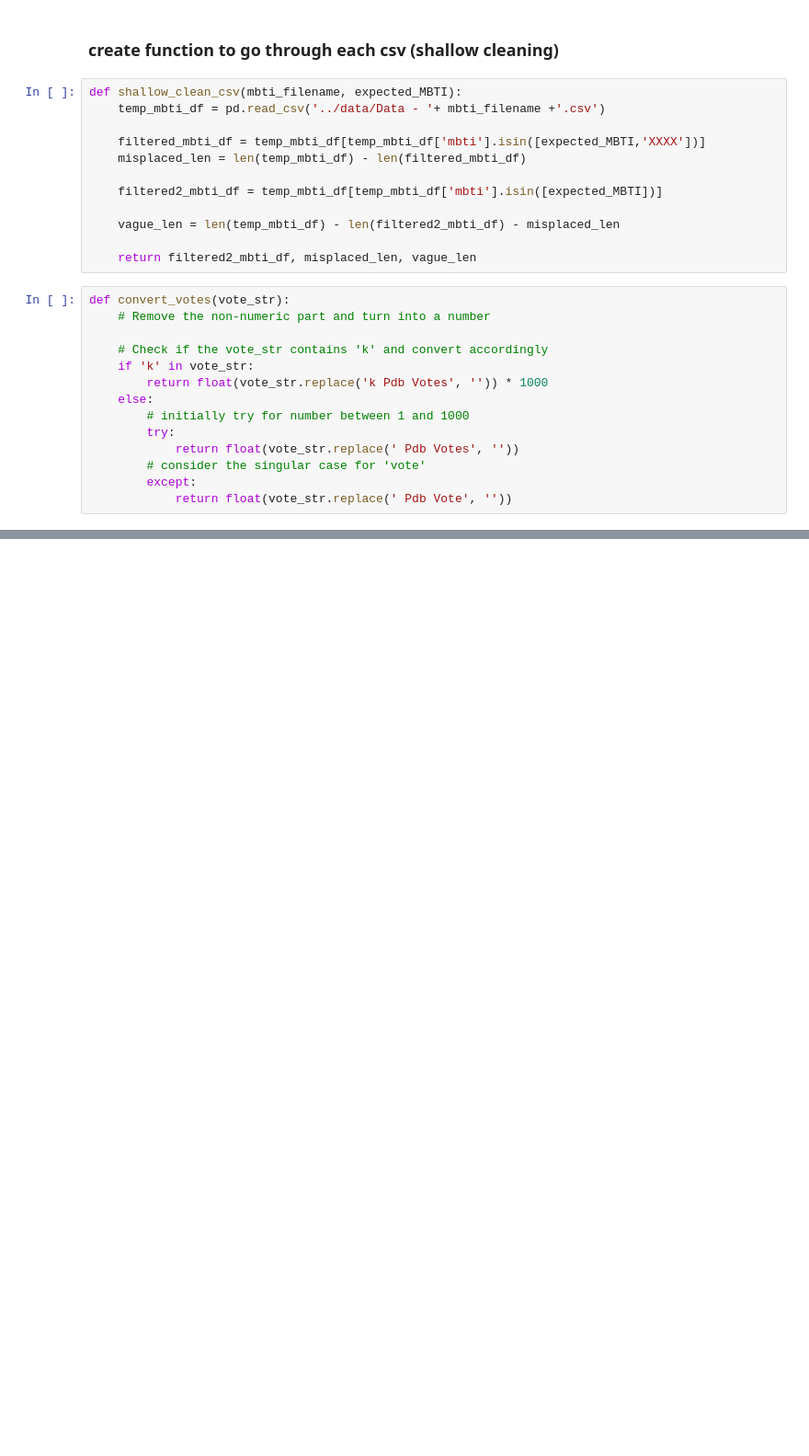
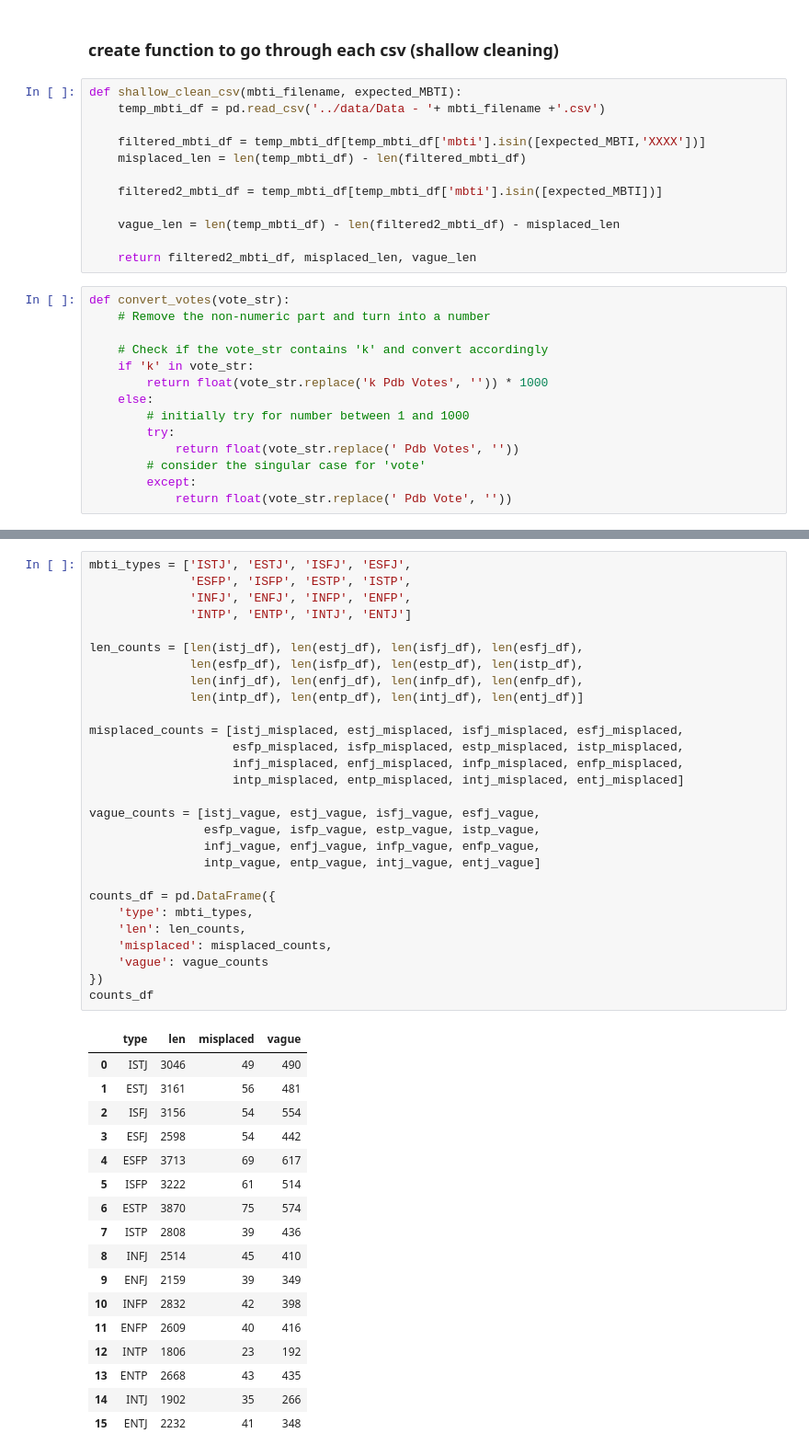
Before and after one commit to mlcuadra1/MBTI-movies-EDA, a Jupyter notebook: notebooks/Script 3 - char-movies-cleaning.ipynb, the cells around one changed output, grey strips where cells are left out. Shown at 92% size. Drawn from its saved outputs; the diff is of its cells as text; blank space fills up the shorter version.

```diff
--- a/notebooks/Script 3 - char-movies-cleaning.ipynb
+++ b/notebooks/Script 3 - char-movies-cleaning.ipynb
@@ -31,0 +54,46 @@ def convert_votes(vote_str):
+# %%
+mbti_types = ['ISTJ', 'ESTJ', 'ISFJ', 'ESFJ',
+              'ESFP', 'ISFP', 'ESTP', 'ISTP',
+              'INFJ', 'ENFJ', 'INFP', 'ENFP',
+              'INTP', 'ENTP', 'INTJ', 'ENTJ']
+
+len_counts = [len(istj_df), len(estj_df), len(isfj_df), len(esfj_df),
+              len(esfp_df), len(isfp_df), len(estp_df), len(istp_df),
+              len(infj_df), len(enfj_df), len(infp_df), len(enfp_df),
+              len(intp_df), len(entp_df), len(intj_df), len(entj_df)]
+
+misplaced_counts = [istj_misplaced, estj_misplaced, isfj_misplaced, esfj_misplaced,
+                    esfp_misplaced, isfp_misplaced, estp_misplaced, istp_misplaced,
+                    infj_misplaced, enfj_misplaced, infp_misplaced, enfp_misplaced,
+                    intp_misplaced, entp_misplaced, intj_misplaced, entj_misplaced]
+
+vague_counts = [istj_vague, estj_vague, isfj_vague, esfj_vague,
+                esfp_vague, isfp_vague, estp_vague, istp_vague,
+                infj_vague, enfj_vague, infp_vague, enfp_vague,
+                intp_vague, entp_vague, intj_vague, entj_vague]
+
+counts_df = pd.DataFrame({
+    'type': mbti_types,
+    'len': len_counts,
+    'misplaced': misplaced_counts,
+    'vague': vague_counts
+})
+counts_df
+# %% [output]
+|  | type | len | misplaced | vague |
+| 0 | ISTJ | 3046 | 49 | 490 |
+| 1 | ESTJ | 3161 | 56 | 481 |
+| 2 | ISFJ | 3156 | 54 | 554 |
+| 3 | ESFJ | 2598 | 54 | 442 |
+| 4 | ESFP | 3713 | 69 | 617 |
+| 5 | ISFP | 3222 | 61 | 514 |
+| 6 | ESTP | 3870 | 75 | 574 |
+| 7 | ISTP | 2808 | 39 | 436 |
+| 8 | INFJ | 2514 | 45 | 410 |
+| 9 | ENFJ | 2159 | 39 | 349 |
+| 10 | INFP | 2832 | 42 | 398 |
+| 11 | ENFP | 2609 | 40 | 416 |
+| 12 | INTP | 1806 | 23 | 192 |
+| 13 | ENTP | 2668 | 43 | 435 |
+| 14 | INTJ | 1902 | 35 | 266 |
+| 15 | ENTJ | 2232 | 41 | 348 |
```
Also changed, not shown: parts of 9 cells of this notebook.
